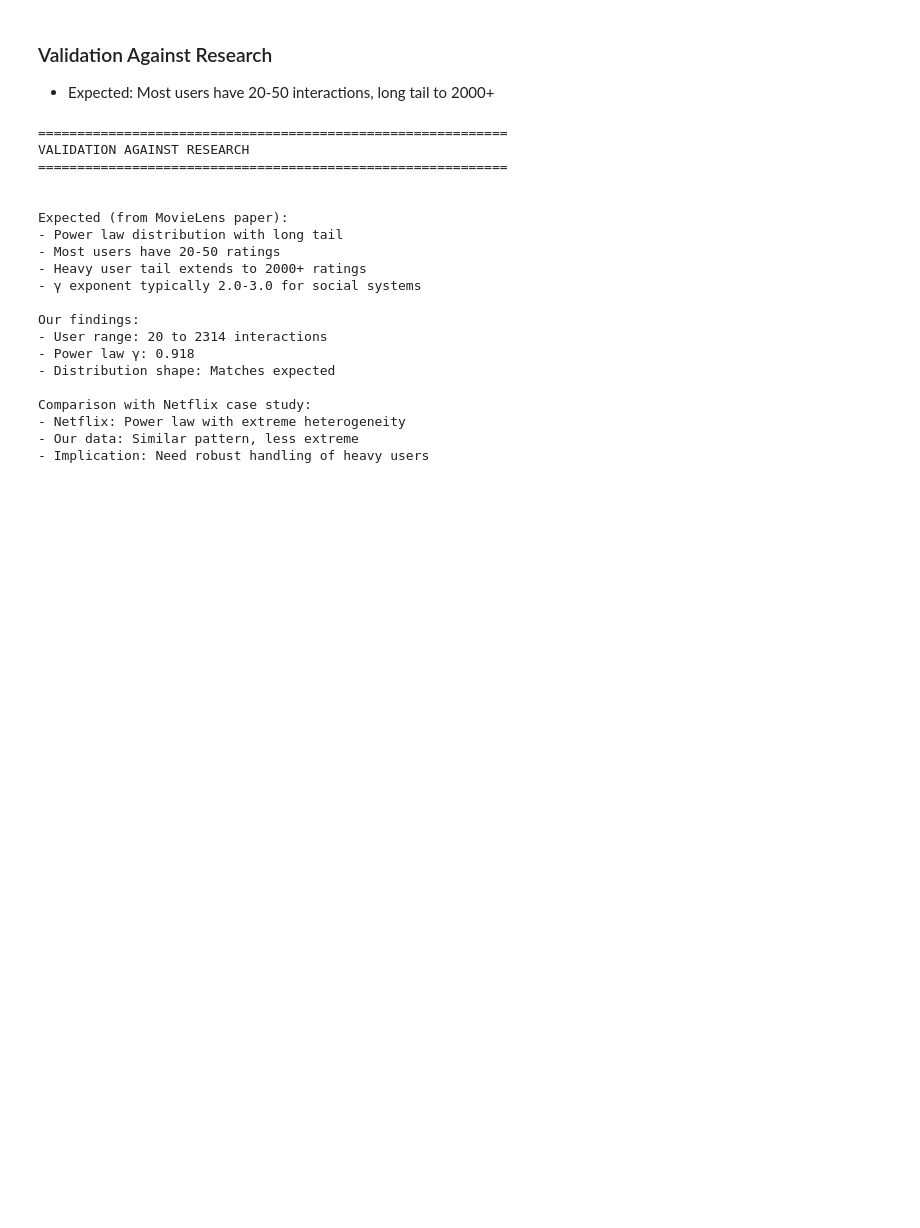
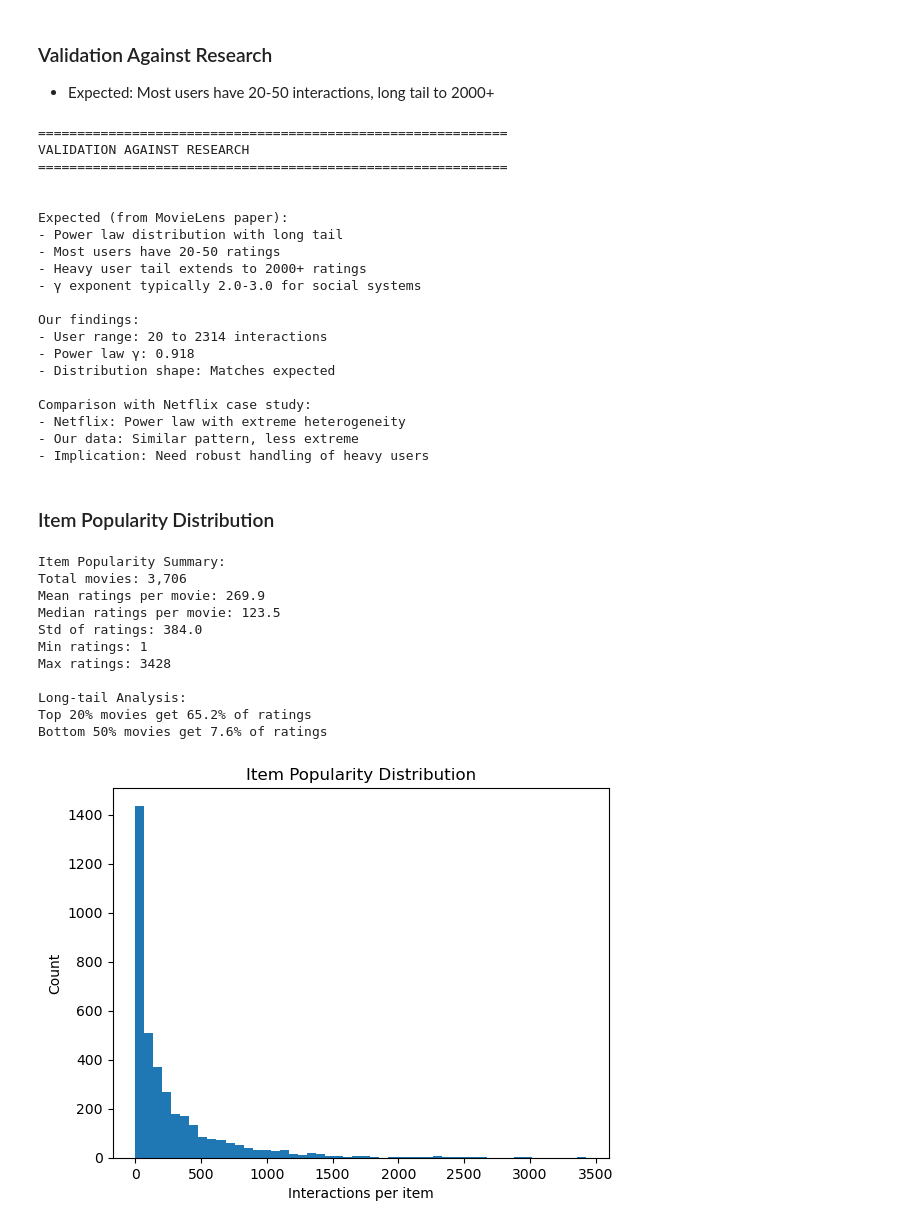
Before and after one commit to Thomasayanfeoluwa/Hybrid-Video-Recommender-System, a Jupyter notebook: experiments/data_validation.ipynb, the cells around one changed output. Cells and saved outputs as stored; diff of their text form; code cells hidden in the pictures; blank space fills up the shorter version.

Commit message:
item popularity distribution

```diff
--- a/experiments/data_validation.ipynb
+++ b/experiments/data_validation.ipynb
@@ -327,3 +338,39 @@ Comparison with Netflix case study:
 - Netflix: Power law with extreme heterogeneity
 - Our data: Similar pattern, less extreme
 - Implication: Need robust handling of heavy users
+# %% [markdown]
+### Item Popularity Distribution
+# %%
+item_counts = df_ratings.groupby("movie_id").size()
+
+plt.hist(item_counts, bins=50)
+plt.xlabel("Interactions per item")
+plt.ylabel("Count")
+plt.title("Item Popularity Distribution")
+
+
+print(f"Item Popularity Summary:")
+print(f"Total movies: {len(item_counts):,}")
+print(f"Mean ratings per movie: {item_counts.mean():.1f}")
+print(f"Median ratings per movie: {item_counts.median():.1f}")
+print(f"Std of ratings: {item_counts.std():.1f}")
+print(f"Min ratings: {item_counts.min()}")
+print(f"Max ratings: {item_counts.max()}")
+
+# Long-tail analysis
+print(f"\nLong-tail Analysis:")
+print(f"Top 20% movies get {(item_counts.nlargest(int(len(item_counts)*0.2)).sum()/item_counts.sum()*100):.1f}% of ratings")
+print(f"Bottom 50% movies get {(item_counts.nsmallest(int(len(item_counts)*0.5)).sum()/item_counts.sum()*100):.1f}% of ratings")
+# %% [output]
+Item Popularity Summary:
+Total movies: 3,706
+Mean ratings per movie: 269.9
+Median ratings per movie: 123.5
+Std of ratings: 384.0
+Min ratings: 1
+Max ratings: 3428
+
+Long-tail Analysis:
+Top 20% movies get 65.2% of ratings
+Bottom 50% movies get 7.6% of ratings
+[figure, added]
```
Also changed, not shown: parts of 7 cells of this notebook.
